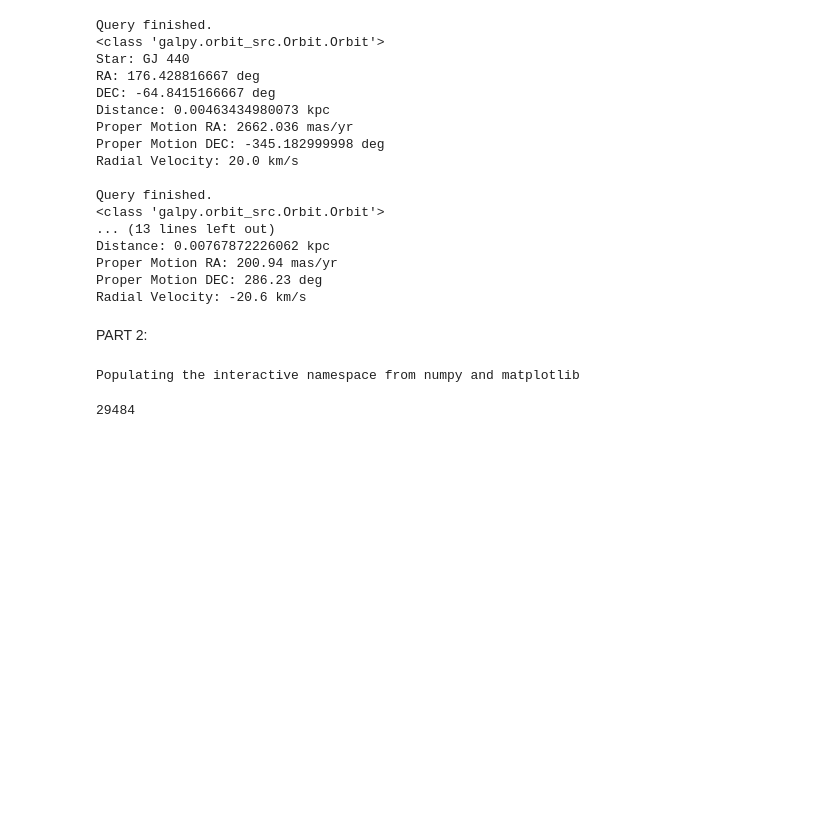
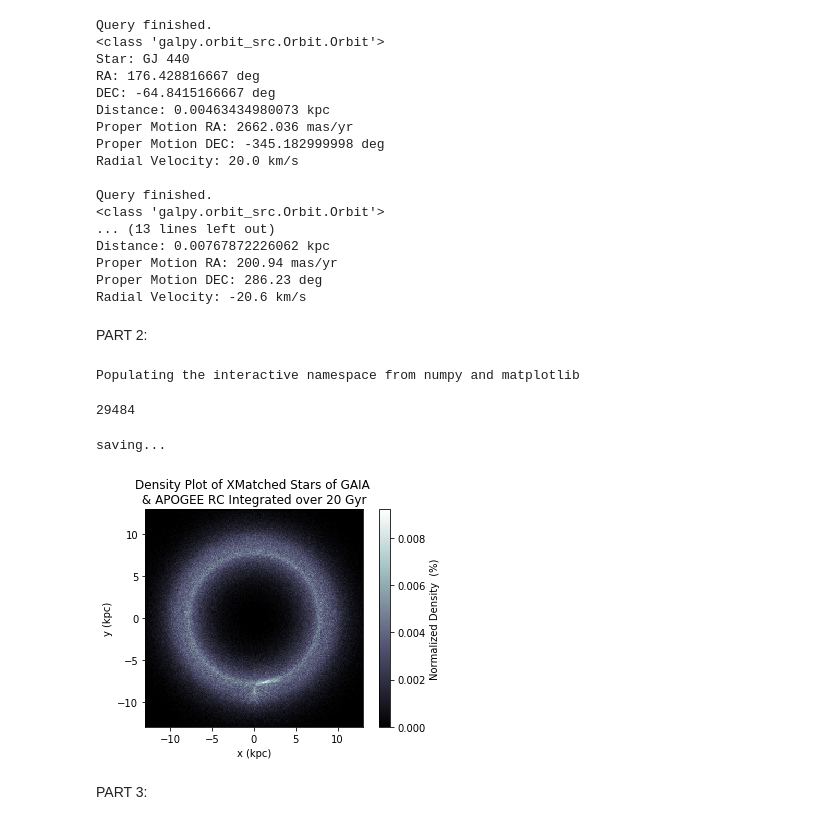
Before and after one commit to michaelkmpoon/galactic-dynamics, a Jupyter notebook: Michael_Poon_CTA200H_Final_Project.ipynb, the cells around one changed output. Saved outputs shown, nothing was run; the diff lists cells and outputs as text; code cells hidden in the pictures; blank space fills up the shorter version.

Commit message:
fixed density plot to take in all stars using numpy hist2d instead of matplotlib hist2d

```diff
--- a/Michael_Poon_CTA200H_Final_Project.ipynb
+++ b/Michael_Poon_CTA200H_Final_Project.ipynb
@@ -193,13 +198,23 @@ for star in range(np.size(gaia2_matches)):
 # %%
+# load (x, y) values saved as a list of tuples
+(x, y) = np.load('x, y values, 100 step.npy')
+
 # Make density plot (2D histogram)
 
-x2 = x[0:90000] # x & y each have a million data points, which is too much for matplotlib to handle
-y2 = y[0:90000] # instead, we plot the first 90,000 points which represents the orbits of the first 900 cross matches stars
+hist, x_edges, y_edges = np.histogram2d(x, y, bins = 200, range = [[-13, 13], [-13, 13]], normed = True)
+plt.imshow(hist, extent=[x_edges[0], x_edges[-1], y_edges[0], y_edges[-1]], cmap = 'bone')
 
-plt.hist2d(x2, y2, bins=(200, 200), cmap=plt.cm.jet)
-plt.xlim(-15, 15)
-plt.ylim(-15, 15)
-plt.colorbar()
-plt.savefig('density_plot_points_200_0-90000.pdf')
+plt.xlabel("x (kpc)")
+plt.ylabel("y (kpc)")
+
+plt.title("Density Plot of XMatched Stars of GAIA \n & APOGEE RC Integrated over 20 Gyr ")
+plt.colorbar(label = 'Normalized Density  (%)')
+print("saving...")
+plt.savefig('density_plot_points_200.pdf')
 plt.show()  # note the higher density on the right side of the ring, this is hypothesized to be near the location of the sun,
             # which is where all most stars start their orbit, since we only know info from the local stars in the Milky Way.
+# %% [output]
+saving...
+[figure, added]
+# %% [markdown]
+PART 3:
```
Also changed, not shown: parts of 2 cells of this notebook, 3 other files.
